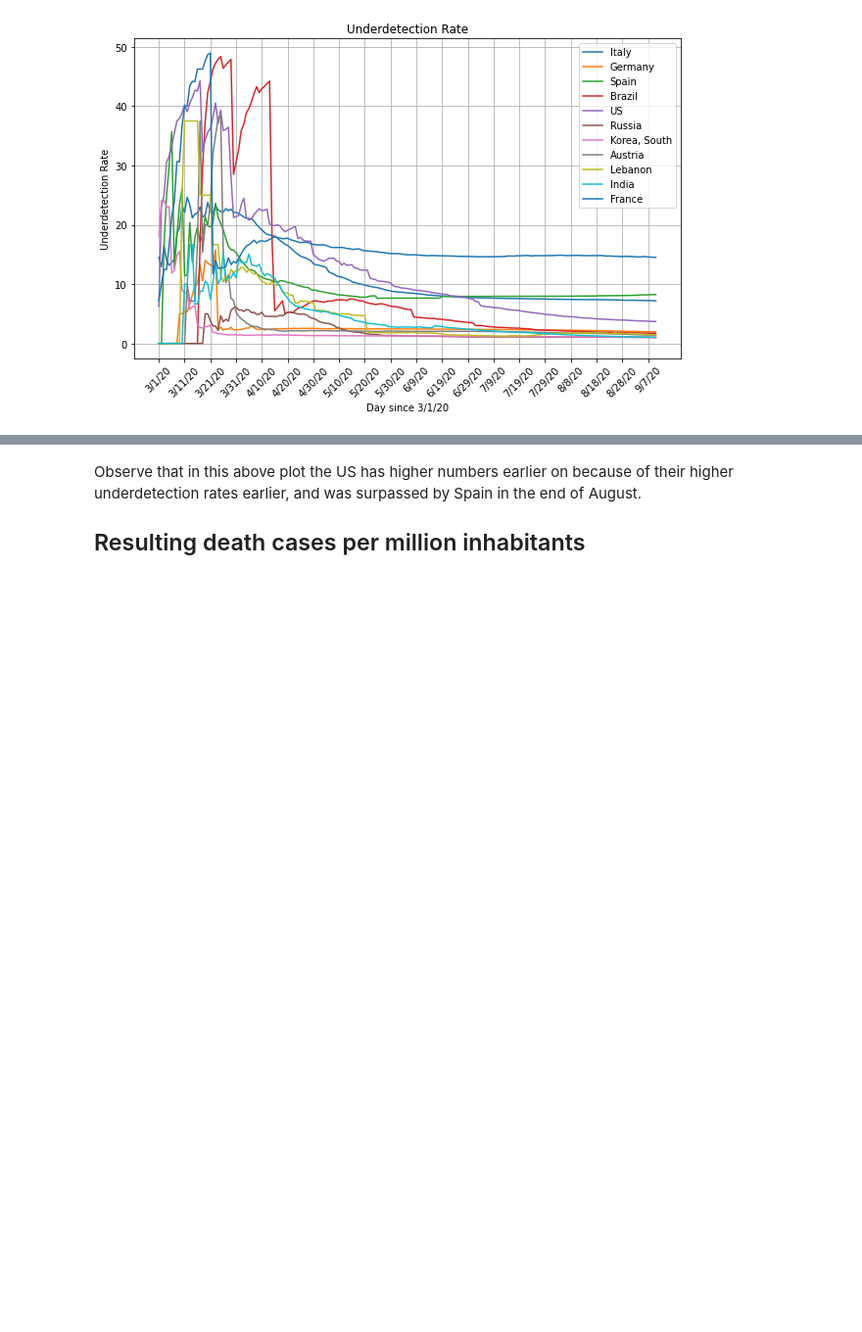
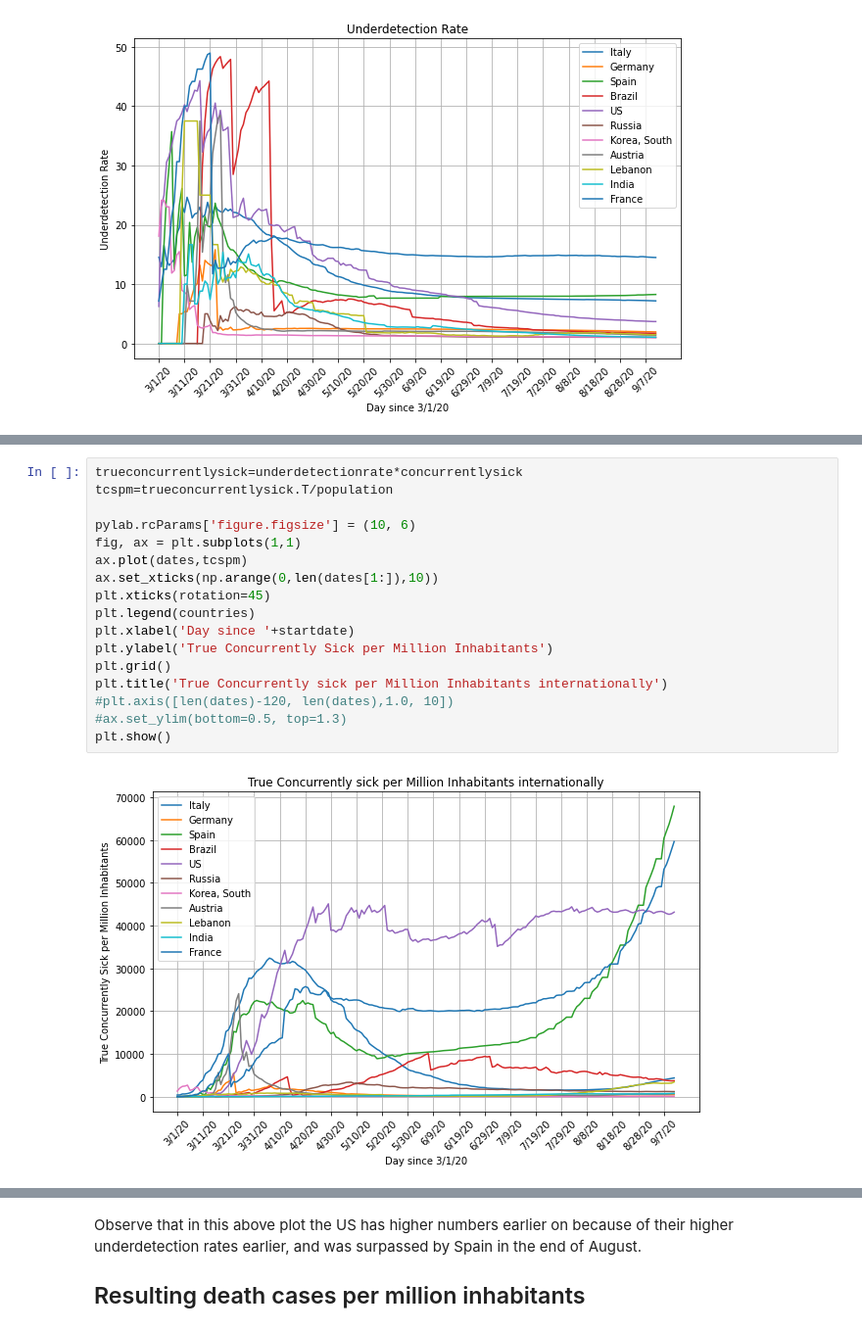
Before and after one commit to TUIlmenauAMS/CoronaComputationPrograms, a Jupyter notebook: coronaconcucrrentlysick.ipynb, the cells around one changed output, grey strips where cells are left out. Shown at 98% size. Saved outputs shown, nothing was run; the diff lists cells and outputs as text; blank space fills up the shorter version.

```diff
--- a/coronaconcucrrentlysick.ipynb
+++ b/coronaconcucrrentlysick.ipynb
@@ -166 +171,20 @@ plt.show()
+# %%
+trueconcurrentlysick=underdetectionrate*concurrentlysick
+tcspm=trueconcurrentlysick.T/population
+
+pylab.rcParams['figure.figsize'] = (10, 6)
+fig, ax = plt.subplots(1,1)
+ax.plot(dates,tcspm)
+ax.set_xticks(np.arange(0,len(dates[1:]),10))
+plt.xticks(rotation=45)
+plt.legend(countries)
+plt.xlabel('Day since '+startdate)
+plt.ylabel('True Concurrently Sick per Million Inhabitants')
+plt.grid()
+plt.title('True Concurrently sick per Million Inhabitants internationally')
+#plt.axis([len(dates)-120, len(dates),1.0, 10])
+#ax.set_ylim(bottom=0.5, top=1.3)
+plt.show()
+# %% [output]
+[figure, added]
 # %% [markdown]
```
Also changed, not shown: parts of 5 cells of this notebook.
